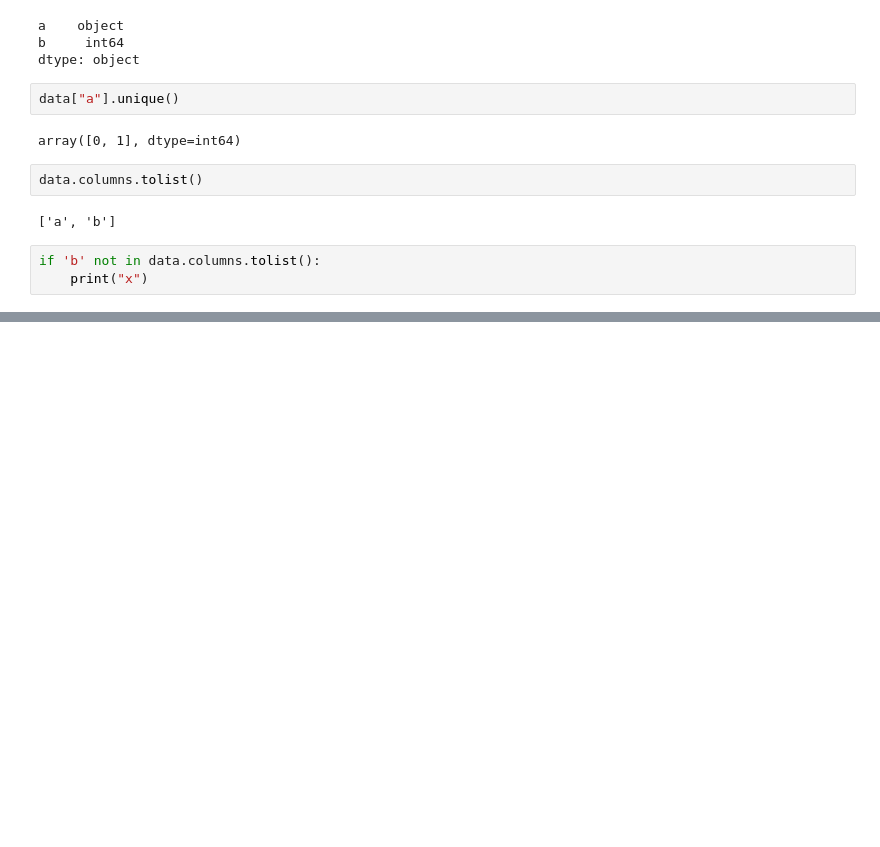
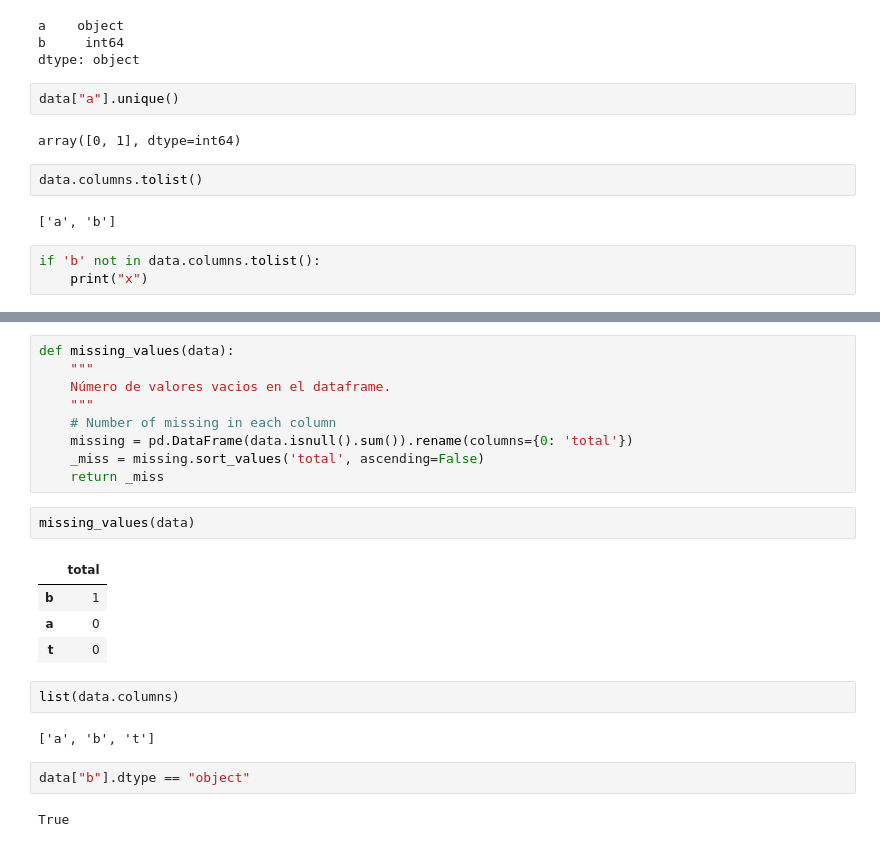
Before and after one commit to jaisenbe58r/MLearner, a Jupyter notebook: mlearner/preprocessing/FeatureDroper.ipynb, the cells around one changed output, grey strips where cells are left out. Saved outputs shown, nothing was run; the diff lists cells and outputs as text; blank space fills up the shorter version.

```diff
--- a/mlearner/preprocessing/FeatureDroper.ipynb
+++ b/mlearner/preprocessing/FeatureDroper.ipynb
@@ -355,0 +371,24 @@ if 'b' not in data.columns.tolist():
+# %%
+def missing_values(data):
+    """
+    Número de valores vacios en el dataframe.
+    """
+    # Number of missing in each column
+    missing = pd.DataFrame(data.isnull().sum()).rename(columns={0: 'total'})
+    _miss = missing.sort_values('total', ascending=False)
+    return _miss
+# %%
+missing_values(data)
+# %% [output]
+|  | total |
+| b | 1 |
+| a | 0 |
+| t | 0 |
+# %%
+list(data.columns)
+# %% [output]
+['a', 'b', 't']
+# %%
+data["b"].dtype == "object"
+# %% [output]
+True
```
Also changed, not shown: parts of 6 cells of this notebook, 4 other files.
